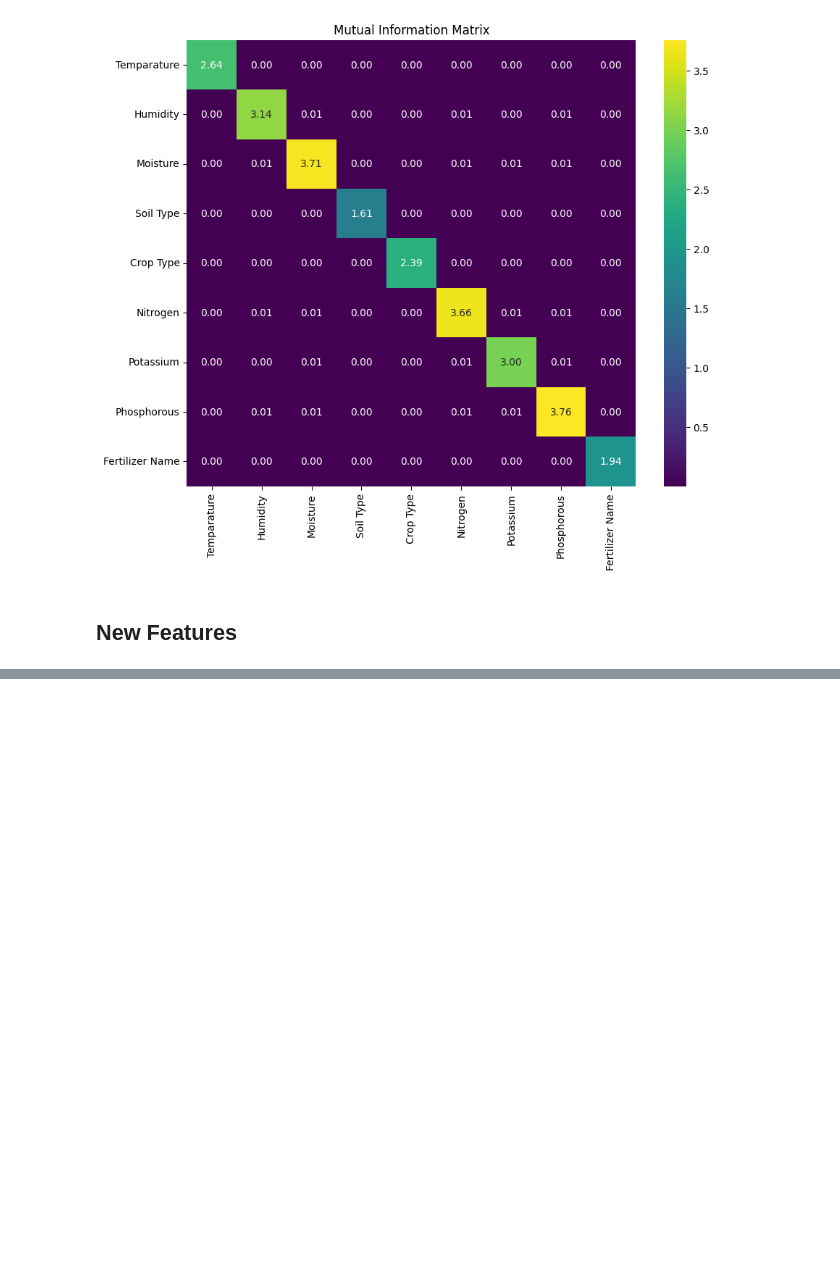
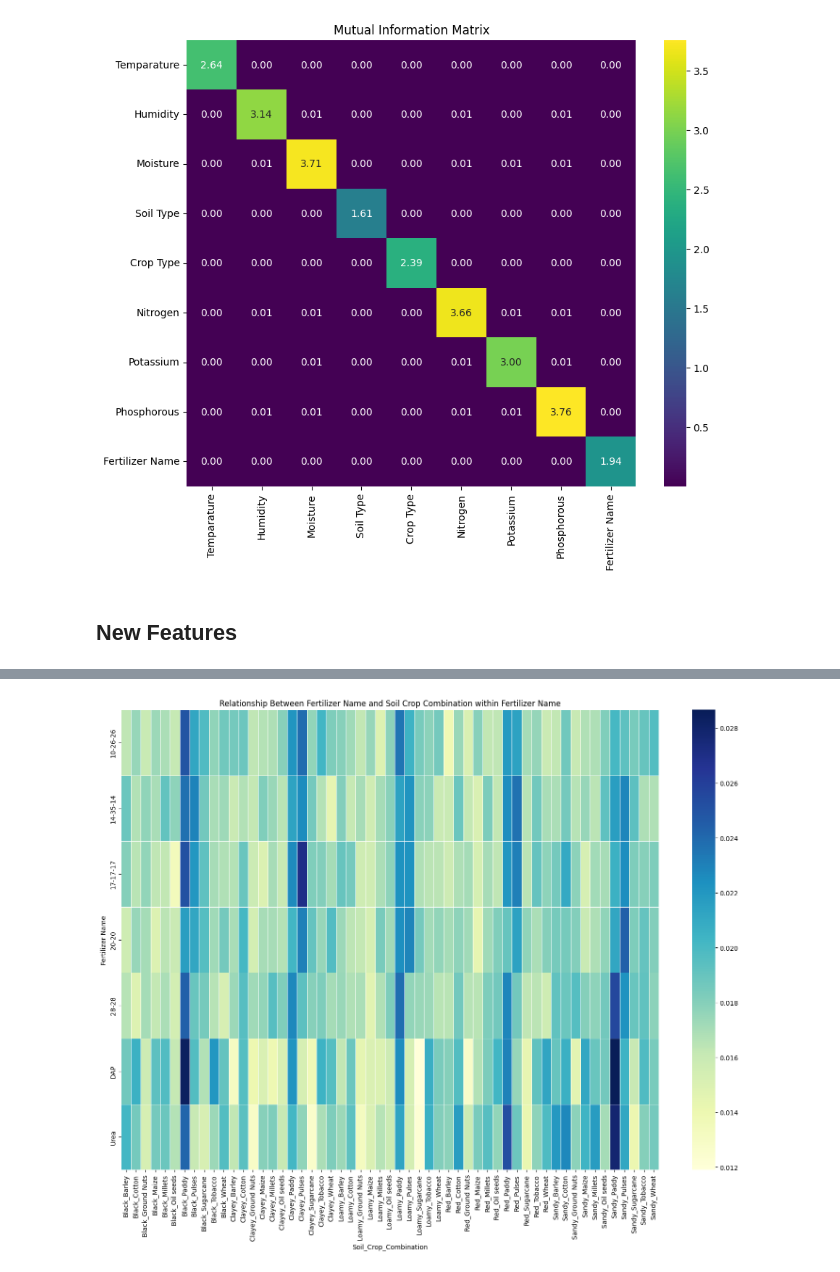
Before and after one commit to Richardhhhg/Kaggle, a Jupyter notebook: fertilizers-eda.ipynb, the cells around one changed output, grey strips where cells are left out. Cells and saved outputs as stored; diff of their text form; code cells hidden in the pictures; blank space fills up the shorter version.

```diff
--- a/fertilizers-eda.ipynb
+++ b/fertilizers-eda.ipynb
@@ -345,0 +430,14 @@ plt.show()
+# %%
+# relationship between outcome and Soil Crop Combination within Fertilizer Name
+ct = pd.crosstab(df_feature_set1['Fertilizer Name'], df_feature_set1['Soil_Crop_Combination'])
+ct_norm = ct.div(ct.sum(axis=1), axis=0)
+
+plt.figure(figsize=(15, 12))
+sns.heatmap(ct_norm, cmap="YlGnBu", linewidths=0.5)
+plt.title("Relationship Between Fertilizer Name and Soil Crop Combination within Fertilizer Name")
+plt.xlabel("Soil_Crop_Combination")
+plt.ylabel("Fertilizer Name")
+plt.tight_layout()
+plt.show()
+# %% [output]
+[figure, added]
```
Also changed, not shown: parts of 10 cells of this notebook.
